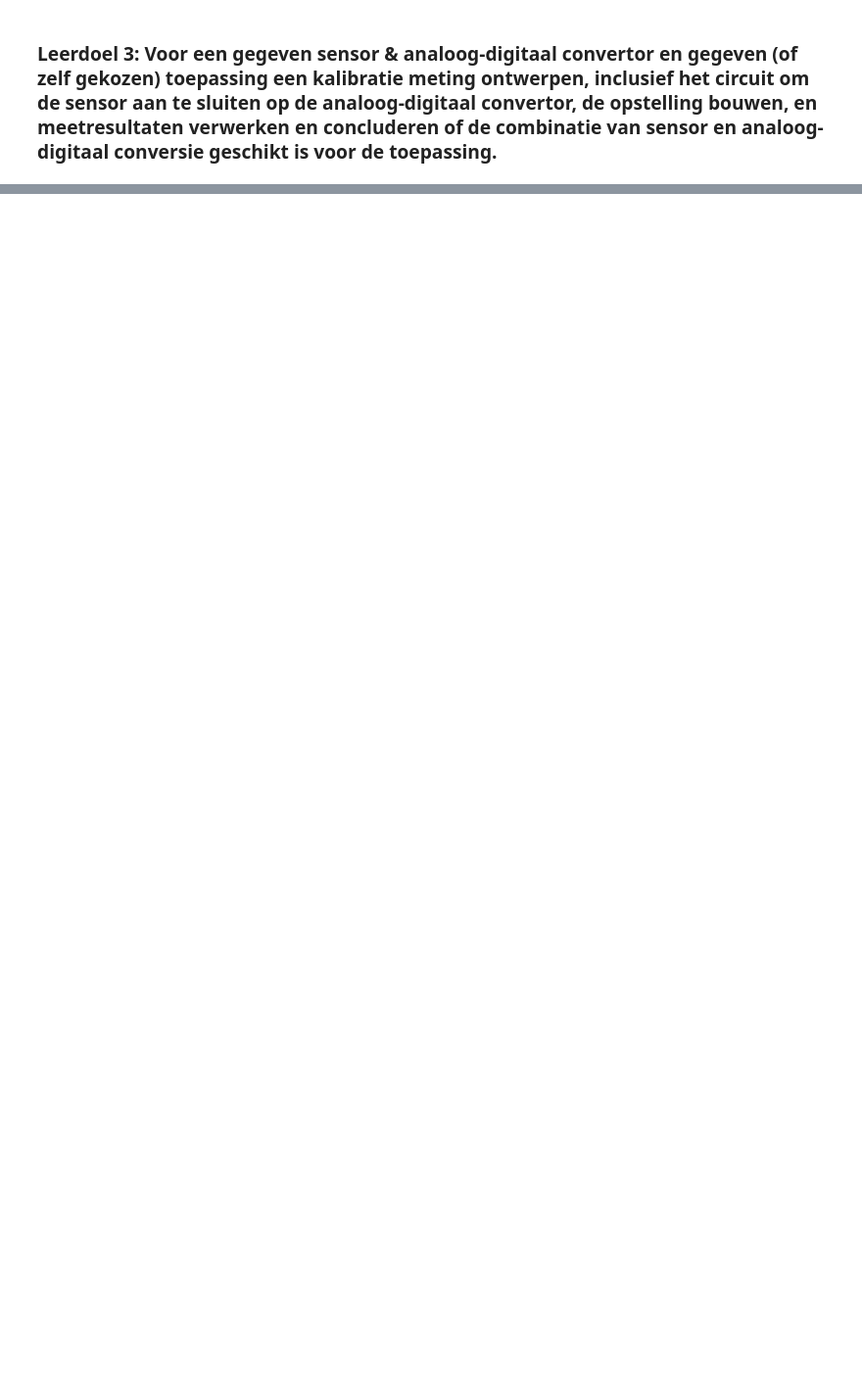
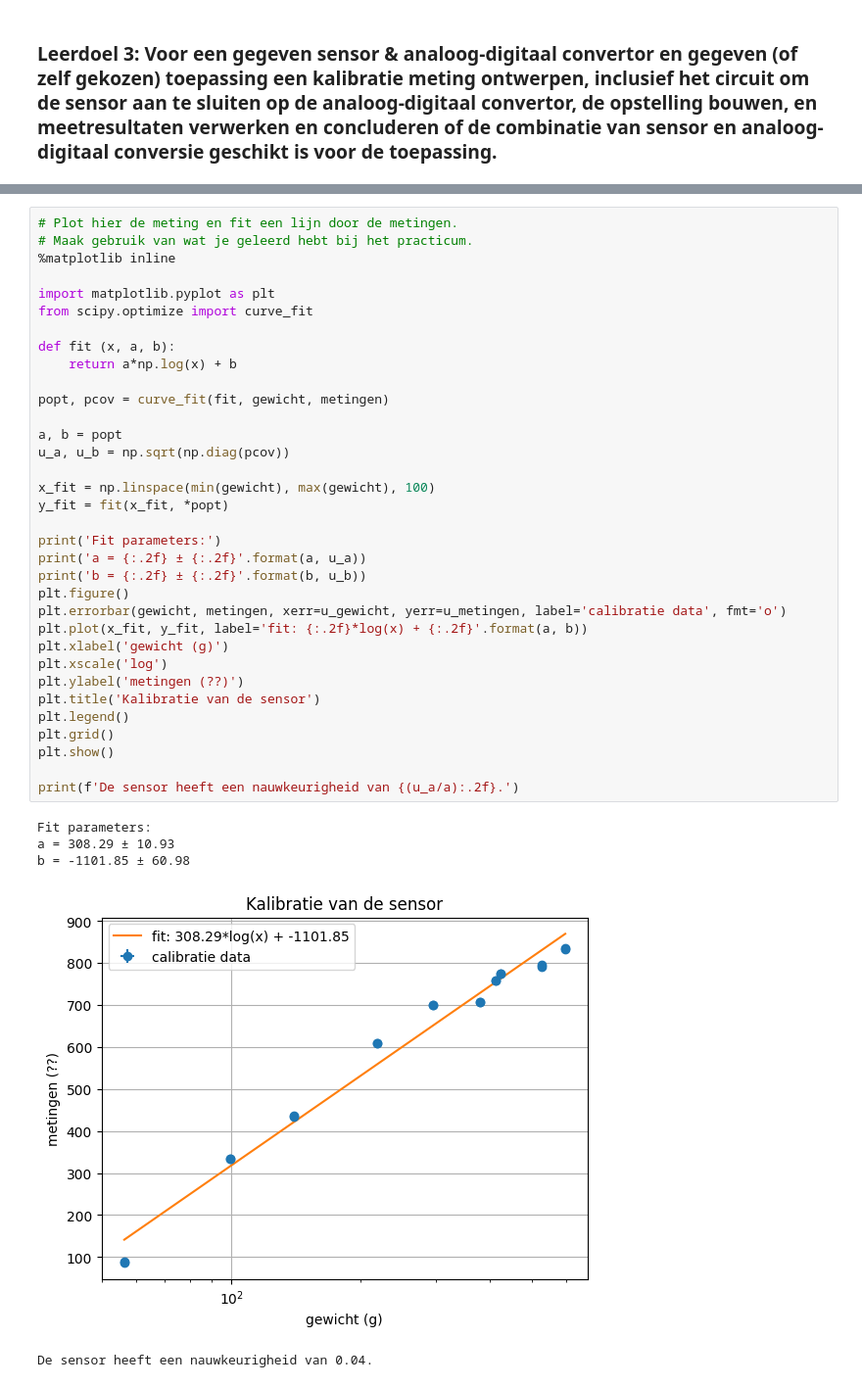
Before and after one commit to Ikbenjamin07/opdrachten-DEF-D, a Jupyter notebook: FysiekeOntwerpopdrachten/1KalibreerEenSensorDigitaalAnaloog/DEFOntwerpopdracht1KalibreerEenSensorInvulTemplate.ipynb, the cells around one changed output, grey strips where cells are left out. Shown at 98% size. Cells and saved outputs as stored; diff of their text form; blank space fills up the shorter version.

```diff
--- a/FysiekeOntwerpopdrachten/1KalibreerEenSensorDigitaalAnaloog/DEFOntwerpopdracht1KalibreerEenSensorInvulTemplate.ipynb
+++ b/FysiekeOntwerpopdrachten/1KalibreerEenSensorDigitaalAnaloog/DEFOntwerpopdracht1KalibreerEenSensorInvulTemplate.ipynb
@@ -110,0 +194,40 @@ Kopieer hier de cel(len) waaruit blijkt dat jullie leerdoel 3 beheersen.
+# %%
+# Plot hier de meting en fit een lijn door de metingen.
+# Maak gebruik van wat je geleerd hebt bij het practicum.
+%matplotlib inline
+
+import matplotlib.pyplot as plt
+from scipy.optimize import curve_fit
+
+def fit (x, a, b):
+    return a*np.log(x) + b
+
+popt, pcov = curve_fit(fit, gewicht, metingen)
+
+a, b = popt
+u_a, u_b = np.sqrt(np.diag(pcov))
+
+x_fit = np.linspace(min(gewicht), max(gewicht), 100)
+y_fit = fit(x_fit, *popt)
+
+print('Fit parameters:')
+print('a = {:.2f} ± {:.2f}'.format(a, u_a))
+print('b = {:.2f} ± {:.2f}'.format(b, u_b))
+plt.figure()
+plt.errorbar(gewicht, metingen, xerr=u_gewicht, yerr=u_metingen, label='calibratie data', fmt='o')
+plt.plot(x_fit, y_fit, label='fit: {:.2f}*log(x) + {:.2f}'.format(a, b))
+plt.xlabel('gewicht (g)')
+plt.xscale('log')
+plt.ylabel('metingen (??)')
+plt.title('Kalibratie van de sensor')
+plt.legend()
+plt.grid()
+plt.show()
+
+print(f'De sensor heeft een nauwkeurigheid van {(u_a/a):.2f}.')
+# %% [output]
+Fit parameters:
+a = 308.29 ± 10.93
+b = -1101.85 ± 60.98
+[figure, added]
+De sensor heeft een nauwkeurigheid van 0.04.
```
Also changed, not shown: parts of 20 cells of this notebook, 3 other files.
